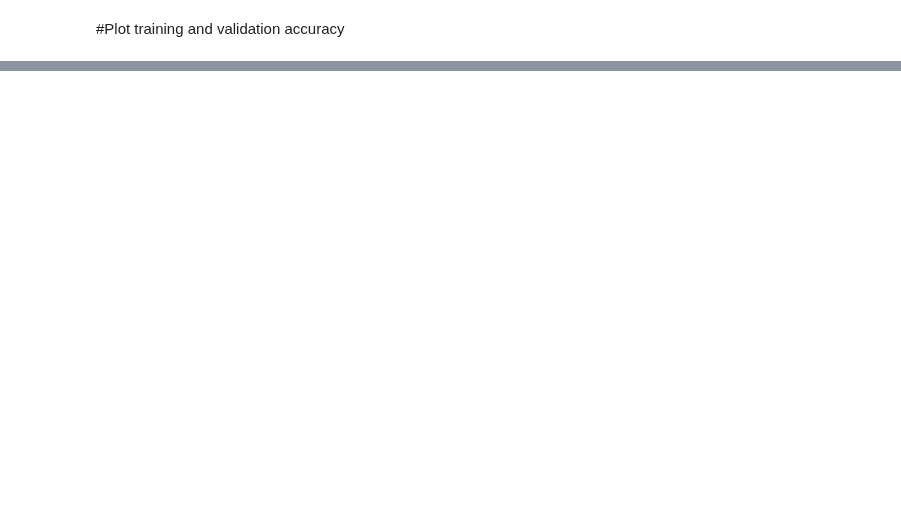
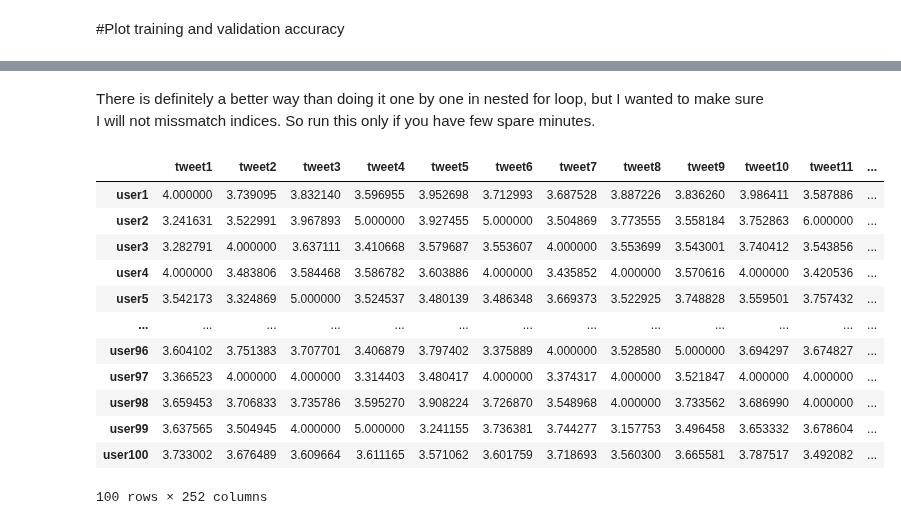
Before and after one commit to katarinagresova/M7DataSP_2020, a Jupyter notebook: assignment_09/TweetRecommendation.ipynb, the cells around one changed output, grey strips where cells are left out. Saved outputs shown, nothing was run; the diff lists cells and outputs as text; code cells hidden in the pictures; blank space fills up the shorter version.

Commit message:
added predicting score for all tweets for all users

```diff
--- a/assignment_09/TweetRecommendation.ipynb
+++ b/assignment_09/TweetRecommendation.ipynb
@@ -252,0 +208,32 @@ tweet246
+# %% [markdown]
+There is definitely a better way than doing it one by one in nested for loop, but I wanted to make sure I will not missmatch indices. So run this only if you have few spare minutes.
+# %%
+def scale_score(score):
+  '''
+  Scales score from interval <0, 1> to interval <min_rating, max_rating>.
+  '''
+  return score * (max_rating - min_rating) + min_rating
+# %%
+for user in data.index:
+    for tweet in data.columns:
+        if math.isnan(data[tweet][user]):
+            user_id = user2user_encoded[user]
+            tweet_id = tweet2tweet_encoded[tweet]
+            predicted = model.predict([[user_id, tweet_id]])
+            data[tweet][user] = scale_score(predicted[0][0])
+# %%
+data
+# %% [output]
+|  | tweet1 | tweet2 | tweet3 | tweet4 | tweet5 | tweet6 | tweet7 | tweet8 | tweet9 | tweet10 | tweet11 | ... |
+| user1 | 4.000000 | 3.739095 | 3.832140 | 3.596955 | 3.952698 | 3.712993 | 3.687528 | 3.887226 | 3.836260 | 3.986411 | 3.587886 | ... |
+| user2 | 3.241631 | 3.522991 | 3.967893 | 5.000000 | 3.927455 | 5.000000 | 3.504869 | 3.773555 | 3.558184 | 3.752863 | 6.000000 | ... |
+| user3 | 3.282791 | 4.000000 | 3.637111 | 3.410668 | 3.579687 | 3.553607 | 4.000000 | 3.553699 | 3.543001 | 3.740412 | 3.543856 | ... |
+| user4 | 4.000000 | 3.483806 | 3.584468 | 3.586782 | 3.603886 | 4.000000 | 3.435852 | 4.000000 | 3.570616 | 4.000000 | 3.420536 | ... |
+| user5 | 3.542173 | 3.324869 | 5.000000 | 3.524537 | 3.480139 | 3.486348 | 3.669373 | 3.522925 | 3.748828 | 3.559501 | 3.757432 | ... |
+| ... | ... | ... | ... | ... | ... | ... | ... | ... | ... | ... | ... | ... |
+| user96 | 3.604102 | 3.751383 | 3.707701 | 3.406879 | 3.797402 | 3.375889 | 4.000000 | 3.528580 | 5.000000 | 3.694297 | 3.674827 | ... |
+| user97 | 3.366523 | 4.000000 | 4.000000 | 3.314403 | 3.480417 | 4.000000 | 3.374317 | 4.000000 | 3.521847 | 4.000000 | 4.000000 | ... |
+| user98 | 3.659453 | 3.706833 | 3.735786 | 3.595270 | 3.908224 | 3.726870 | 3.548968 | 4.000000 | 3.733562 | 3.686990 | 4.000000 | ... |
+| user99 | 3.637565 | 3.504945 | 4.000000 | 5.000000 | 3.241155 | 3.736381 | 3.744277 | 3.157753 | 3.496458 | 3.653332 | 3.678604 | ... |
+| user100 | 3.733002 | 3.676489 | 3.609664 | 3.611165 | 3.571062 | 3.601759 | 3.718693 | 3.560300 | 3.665581 | 3.787517 | 3.492082 | ... |
+100 rows × 252 columns
```
Also changed, not shown: parts of 8 cells of this notebook.
